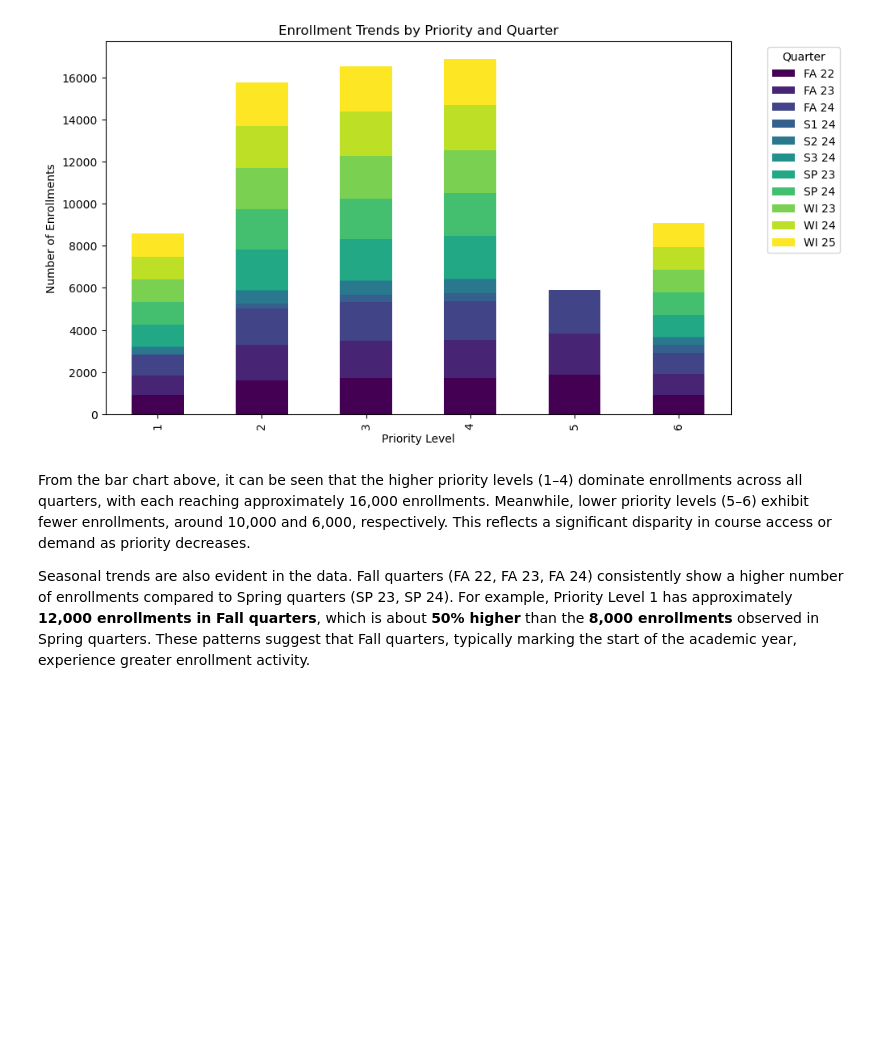
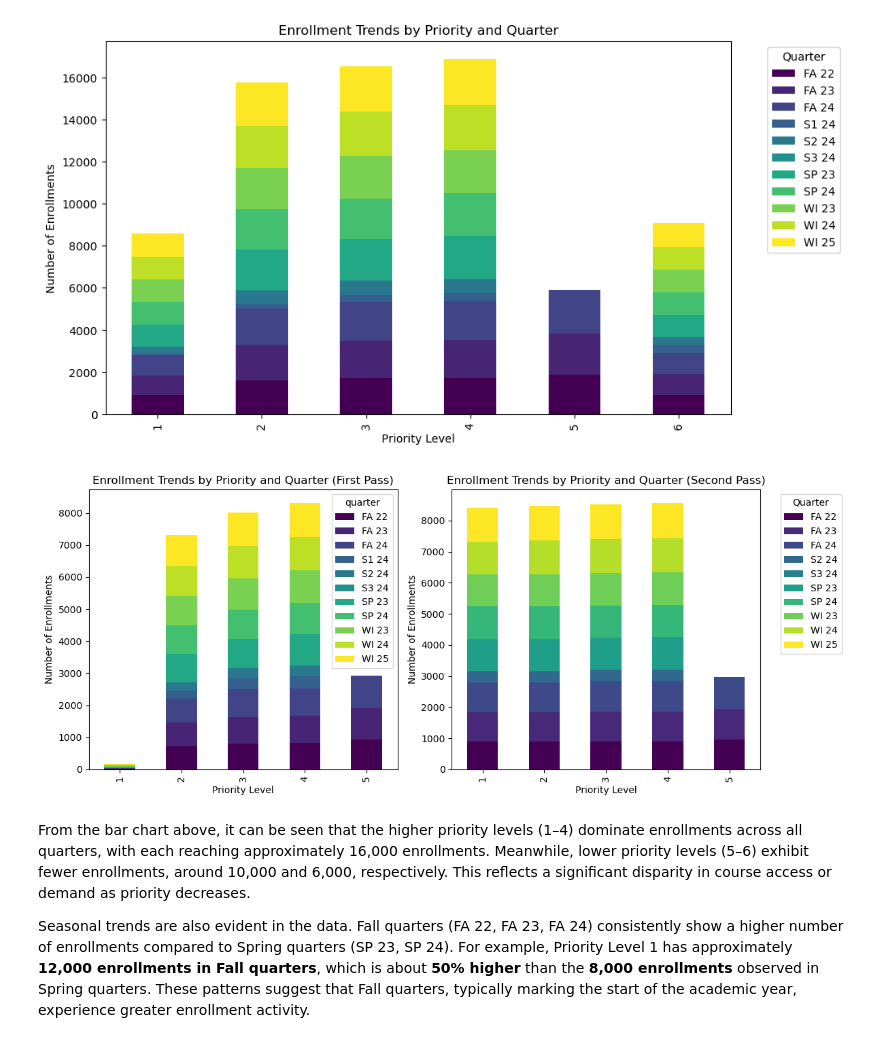
Before and after one commit to agovindu21/UCSD-EnrollAI, a Jupyter notebook: AnalysisCheckpoint_Group087_WI25.ipynb, the cells around one changed output. Cells and saved outputs as stored; diff of their text form; code cells hidden in the pictures; blank space fills up the shorter version.

```diff
--- a/AnalysisCheckpoint_Group087_WI25.ipynb
+++ b/AnalysisCheckpoint_Group087_WI25.ipynb
@@ -1113,6 +1152,34 @@ plt.legend(title="Quarter", bbox_to_anchor=(1.05, 1), loc='upper left')
 plt.show()
 # %% [output]
 [figure]
+# %%
+# group and count enrollments by priority and quarter
+enrollment_trends_1 = df_first.groupby(['priority', 'quarter']).size().unstack()
+enrollment_trends_2 = df_second.groupby(['priority', 'quarter']).size().unstack()
+
+# Create subplots
+fig, axes = plt.subplots(1, 2, figsize=(12, 5))
+
+# plot results (first pass)
+enrollment_trends_1.plot(kind='bar', stacked=True, colormap='viridis', ax=axes[0])
+
+# plot results (second pass)
+enrollment_trends_2.plot(kind='bar', stacked=True, colormap='viridis', ax=axes[1])
+
+# Labeling
+axes[0].set_title("Enrollment Trends by Priority and Quarter (First Pass)")
+axes[0].set_xlabel("Priority Level")
+axes[0].set_ylabel("Number of Enrollments")
+
+axes[1].set_title("Enrollment Trends by Priority and Quarter (Second Pass)")
+axes[1].set_xlabel("Priority Level")
+axes[1].set_ylabel("Number of Enrollments")
+
+plt.legend(title="Quarter", bbox_to_anchor=(1.05, 1), loc='upper left')
+plt.tight_layout()
+plt.show()
+# %% [output]
+[figure, added]
 # %% [markdown]
 From the bar chart above, it can be seen that the higher priority levels (1–4) dominate enrollments across all quarters, with each reaching approximately 16,000 enrollments. Meanwhile, lower priority levels (5–6) exhibit fewer enrollments, around 10,000 and 6,000, respectively. This reflects a significant disparity in course access or demand as priority decreases.
 
```
Also changed, not shown: parts of 26 cells of this notebook.
